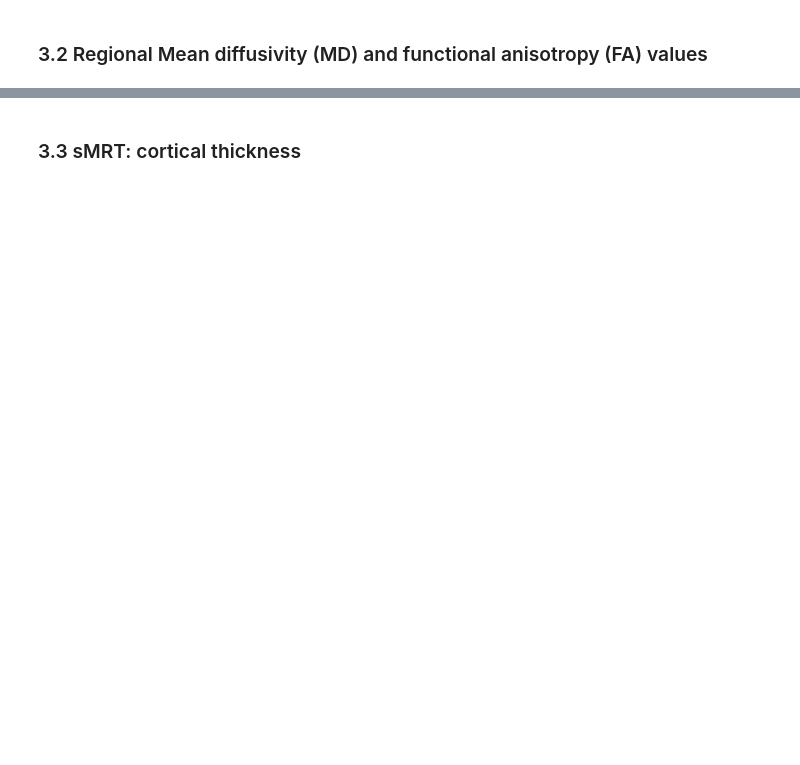
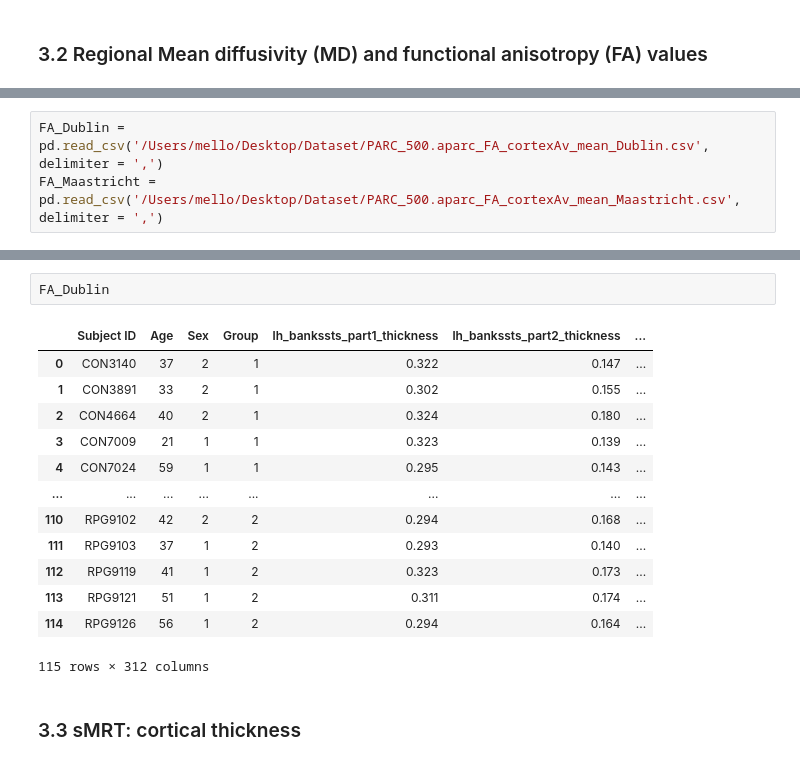
Before and after one commit to mello-y/MSc5_research_project, a Jupyter notebook: data/Data_exploration.ipynb, the cells around one changed output, grey strips where cells are left out. Cells and saved outputs as stored; diff of their text form; blank space fills up the shorter version.

```diff
--- a/data/Data_exploration.ipynb
+++ b/data/Data_exploration.ipynb
@@ -101,0 +117,3 @@ sns.heatmap(DTI_Dublin['nostreamlines_new'][0][0], xticklabels=False, cmap='rock
+# %%
+FA_Dublin = pd.read_csv('/Users/mello/Desktop/Dataset/PARC_500.aparc_FA_cortexAv_mean_Dublin.csv', delimiter = ',')
+FA_Maastricht = pd.read_csv('/Users/mello/Desktop/Dataset/PARC_500.aparc_FA_cortexAv_mean_Maastricht.csv', delimiter = ',')
@@ -102,2 +136,18 @@ sns.heatmap(DTI_Dublin['nostreamlines_new'][0][0], xticklabels=False, cmap='rock
+# %%
+FA_Dublin
+# %% [output]
+|  | Subject ID | Age | Sex | Group | lh_bankssts_part1_thickness | lh_bankssts_part2_thickness | ... |
+| 0 | CON3140 | 37 | 2 | 1 | 0.322 | 0.147 | ... |
+| 1 | CON3891 | 33 | 2 | 1 | 0.302 | 0.155 | ... |
+| 2 | CON4664 | 40 | 2 | 1 | 0.324 | 0.180 | ... |
+| 3 | CON7009 | 21 | 1 | 1 | 0.323 | 0.139 | ... |
+| 4 | CON7024 | 59 | 1 | 1 | 0.295 | 0.143 | ... |
+| ... | ... | ... | ... | ... | ... | ... | ... |
+| 110 | RPG9102 | 42 | 2 | 2 | 0.294 | 0.168 | ... |
+| 111 | RPG9103 | 37 | 1 | 2 | 0.293 | 0.140 | ... |
+| 112 | RPG9119 | 41 | 1 | 2 | 0.323 | 0.173 | ... |
+| 113 | RPG9121 | 51 | 1 | 2 | 0.311 | 0.174 | ... |
+| 114 | RPG9126 | 56 | 1 | 2 | 0.294 | 0.164 | ... |
+115 rows × 312 columns
 # %% [markdown]
 ### 3.3 sMRT: cortical thickness
```
Also changed, not shown: parts of 9 cells of this notebook.
